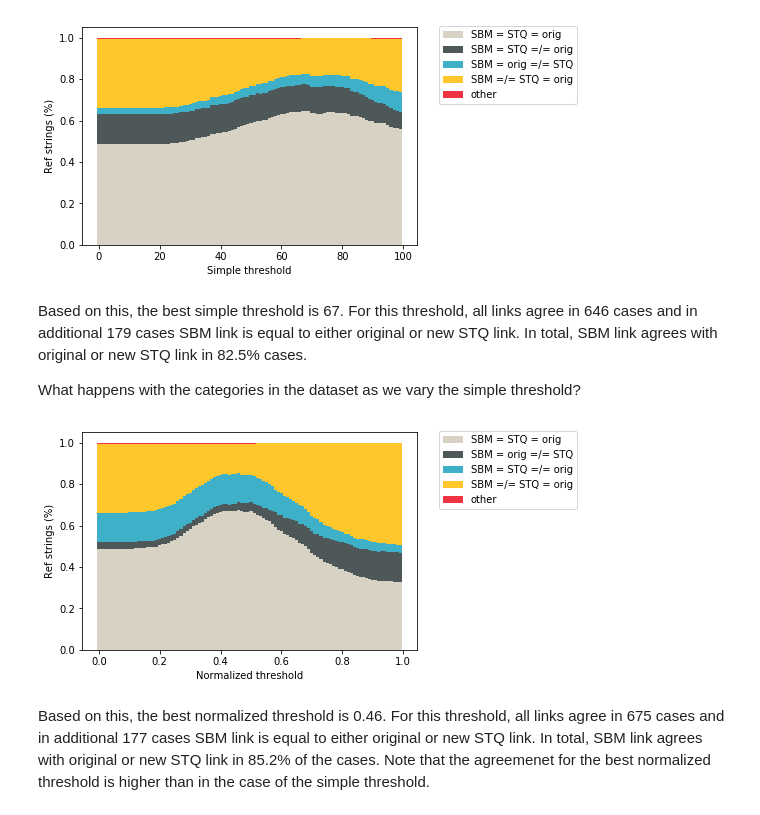
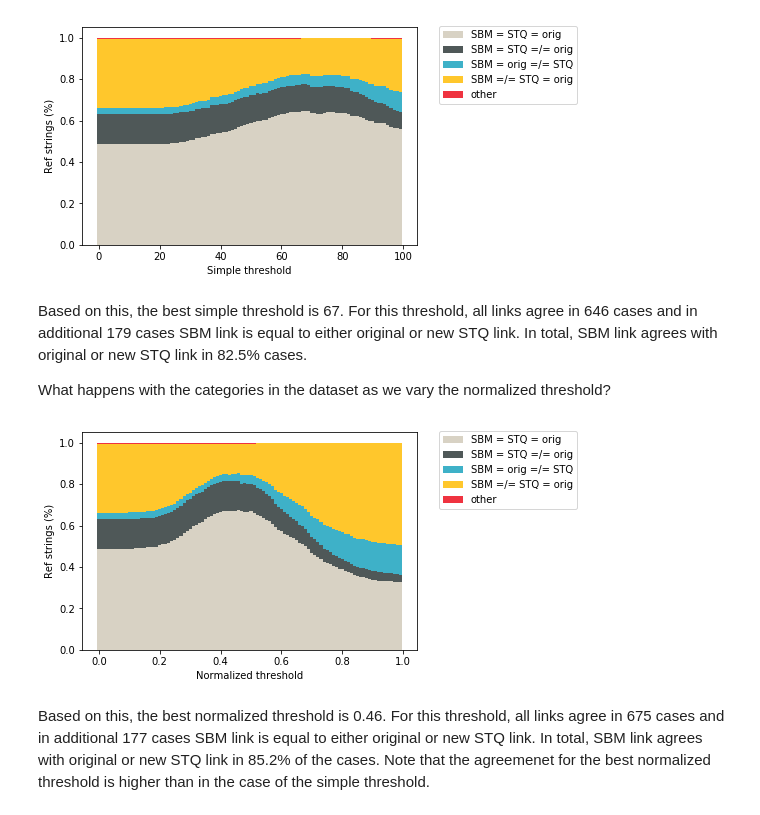
Before and after one commit to CrossRef/reference-matching-evaluation, a Jupyter notebook: analyses/existing_matches.ipynb, the cells around one changed output. Saved outputs shown, nothing was run; the diff lists cells and outputs as text; code cells hidden in the pictures.

```diff
--- a/analyses/existing_matches.ipynb
+++ b/analyses/existing_matches.ipynb
@@ -304,32 +304,31 @@ plt.show()
 # %% [markdown]
 Based on this, the best simple threshold is 67. For this threshold, all links agree in 646 cases and in additional 179 cases SBM link is equal to either original or new STQ link. In total, SBM link agrees with original or new STQ link in 82.5% cases.
 
-What happens with the categories in the dataset as we vary the simple threshold?
+What happens with the categories in the dataset as we vary the normalized threshold?
 # %%
 data = read_json(DATA_DIR + 'sample_1000.json')
 data_categories = [[get_category(d) for d in modify_norm_threshold(data, t)] for t in np.arange(0.0, 1.0, 0.01)]
-categories = ['SBM = STQ = orig', 'SBM = orig =/= STQ', 'SBM = STQ =/= orig', 'SBM =/= STQ = orig', 'other']
 categories_counts = [[d.count(cat)/1000 for d in data_categories] for cat in categories]
 
 ind = np.arange(0.0, 1.0, 0.01)
 p1 = plt.bar(ind, categories_counts[0], width=0.01, color='#d8d2c4')
 p2 = plt.bar(ind, categories_counts[1], width=0.01, bottom=categories_counts[0], color='#4f5858')
 p3 = plt.bar(ind, categories_counts[2], width=0.01,
              bottom=[c1+c2 for c1, c2 in zip(categories_counts[0],categories_counts[1])], color='#3eb1c8')
 p4 = plt.bar(ind, categories_counts[3], width=0.01,
              bottom=[c1+c2+c3 for c1, c2, c3 in zip(categories_counts[0],categories_counts[1],categories_counts[2])],
              color='#ffc72c')
 p5 = plt.bar(ind, categories_counts[4], width=0.01,
              bottom=[c1+c2+c3+c4 for c1, c2, c3, c4 in zip(categories_counts[0],categories_counts[1],
                                                            categories_counts[2],categories_counts[3])],
              color='#ef3340')
 
 plt.xlabel('Normalized threshold')
 plt.ylabel('Ref strings (%)')
 plt.legend((p1[0], p2[0], p3[0], p4[0], p5[0]), categories, bbox_to_anchor=(1.05, 1.03))
 
 plt.show()
 # %% [output]
-[figure, old version]
+[figure, new version]
 # %% [markdown]
 Based on this, the best normalized threshold is 0.46. For this threshold, all links agree in 675 cases and in additional 177 cases SBM link is equal to either original or new STQ link. In total, SBM link agrees with original or new STQ link in 85.2% of the cases. Note that the agreemenet for the best normalized threshold is higher than in the case of the simple threshold.
```
Also changed, not shown: parts of 3 cells of this notebook, 1 other file.
